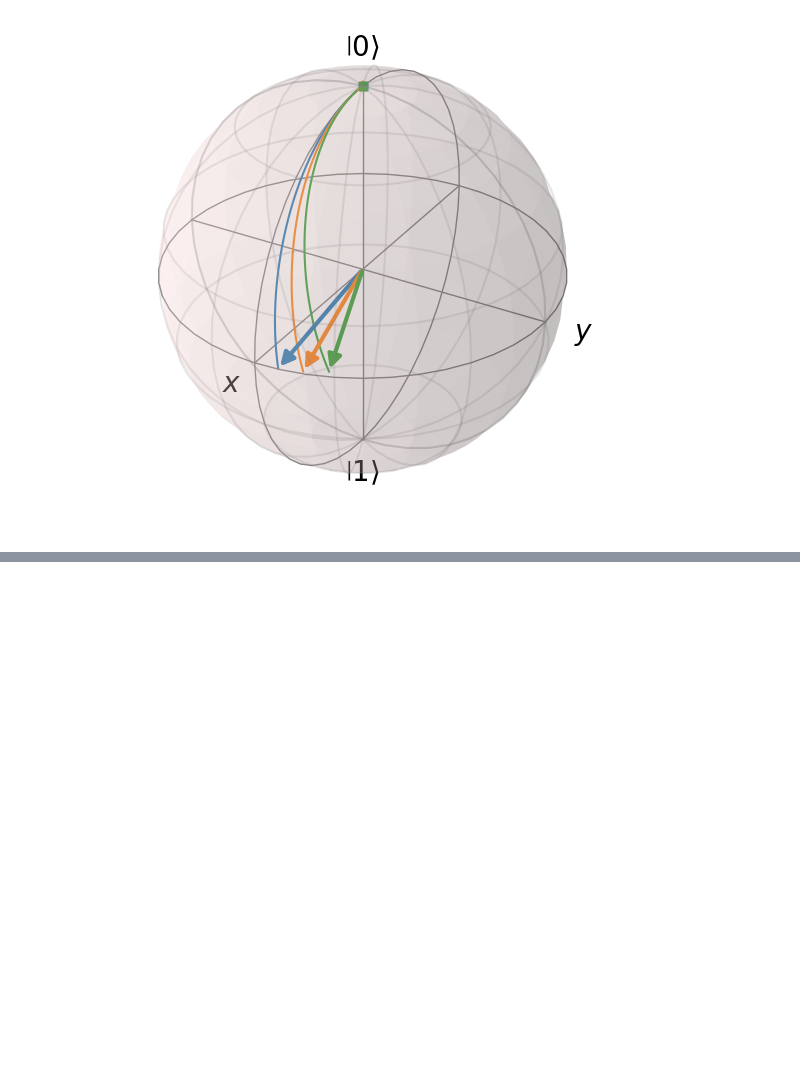
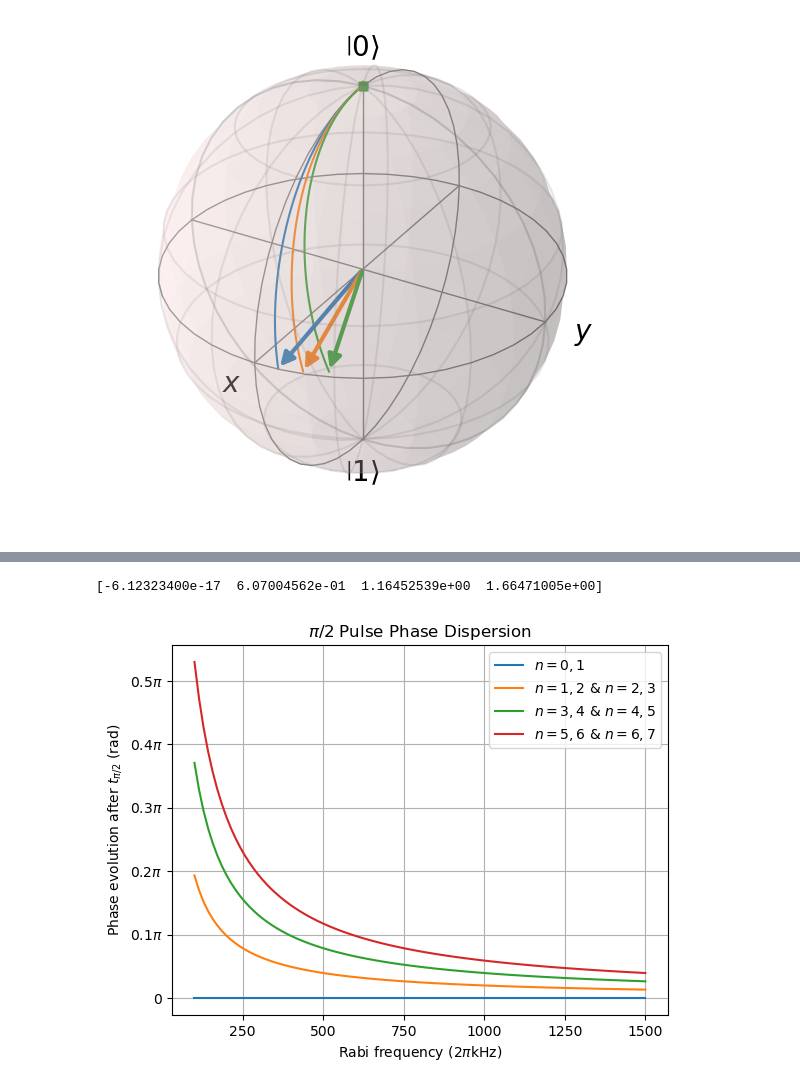
Before and after one commit to tr2g20/simulations, a Jupyter notebook: pulse_phase_evol.ipynb, the cells around one changed output, grey strips where cells are left out. Drawn from its saved outputs; the diff is of its cells as text; code cells hidden in the pictures; blank space fills up the shorter version.

```diff
--- a/pulse_phase_evol.ipynb
+++ b/pulse_phase_evol.ipynb
@@ -166,0 +254,80 @@ plot_bloch_multi(wave_func=wave_funcs, show=False)
+# %%
+
+# Rabi frequency in 2*pi*Hz units
+# rabi_freq = 2*pi*5e5
+# rabi_time = 2*pi/rabi_freq # 2pi pulse time
+
+# Set total resolution of time steps
+n_steps = 1
+
+indices = [8,10,12,14]
+
+# Define basis: p in units of hbar*k (even p = ground state)
+p_min = -8
+p_max = 8
+basis = np.arange(p_min, p_max + 1)
+
+
+# Set doppler shift
+atom_veloc = 0.0 # Stationary
+
+# MDFE = gen_MDFEdown_seq(free_time=0.039286*pi/(4*dR), rabi_freq=rabi_freq*1e5, time_steps=n_steps)
+rabis = 2*pi*np.logspace(5,6.7,num=100,base=10)
+rabis = 2*pi*np.linspace(1e5,1.5e6,100)
+phases = np.zeros((len(indices),len(rabis)))
+
+for i in range(len(indices)):
+    initial_state = np.zeros(shape=len(basis), dtype=np.complex128)
+    initial_state[indices[i]] = 1
+    initial_state[indices[i]+1] = 0
+    initial_state = initial_state/ np.linalg.norm(initial_state) # Normalise
+
+    for r, rabi in enumerate(rabis):
+        rabi_time = 2*pi/rabi
+        pulse_seq1 = PulseSequence()
+        if indices[i] % 2 ==0:
+            pulse1 = UpPulse(laser_det=np.full(n_steps,dR),phase=np.full(n_steps, pi/2), rabi_freq=np.full(n_steps,rabi), duration=rabi_time/4)
+        else:
+            pulse1 = DownPulse(laser_det=np.full(n_steps,dR),phase=np.full(n_steps, -pi/2), rabi_freq=np.full(n_steps,rabi), duration=rabi_time/4)
+        # detuning = 40*dR
+        # free_time = 2*pi/(np.abs(dR-detuning))
+        # free = FreeEvolution(laser_det=(np.full(n_steps, -detuning)), duration=(free_time/2))
+
+        pulse_seq1.add_pulses([pulse1])
+
+        wave_func, _ = simulate_pulses_single_atom_analyt(pulse_seq=pulse_seq1, basis=basis, initial_state=initial_state, d_shift=k_eff*atom_veloc)
+
+
+
+        phases[i,r] = (np.angle(wave_func[-1,indices[i]+1]) - np.angle(wave_func[-1,indices[i]]))
+
+    phases[i,:] = np.unwrap(phases[i,:])
+
+phases[-1,:] = phases[-1,:] + 2*pi
+
+
+fig, ax = plt.subplots()
+ax.plot(rabis/(2*pi*1e3),phases.transpose()/pi)
+ax.set_yticks([0,0.1,0.2,0.3,0.4,0.5],[r'0', r'0.1$\pi$', r'0.2$\pi$', r'0.3$\pi$', r'0.4$\pi$', r'0.5$\pi$'])
+# ax.set_ylim(-0.005,0.12)
+ax.set_xticks(np.linspace(250,1500,6))
+ax.grid()
+ax.set_ylabel(r'Phase evolution after $t_{\pi/2}$ (rad)')
+ax.set_xlabel(r'Rabi frequency ($2\pi$kHz)')
+ax.legend([r'$n=0,1$',r'$n=1,2$ & $n=2,3$',r'$n=3,4$ & $n=4,5$',r'$n=5,6$ & $n=6,7$'])
+ax.set_title(r'$\pi/2$ Pulse Phase Dispersion');
+# plt.ylim(0,2.1)
+# plt.xlim(0,(rabi_time/2)*1.1)
+
+
+# print(angles[:,-1]/pi)
+
+
+print(phases[:,0])
+
+
+# display_table_compare(basis=basis, init_state=wave_func[0,:], final_state=wave_func[-1,:])
+# plot_bloch(wave_func=wave_func[:,indices[0]:indices[1]+1], show=True)
+# %% [output]
+[-6.12323400e-17  6.07004562e-01  1.16452539e+00  1.66471005e+00]
+[figure, added]
```
Also changed, not shown: parts of 7 cells of this notebook.
